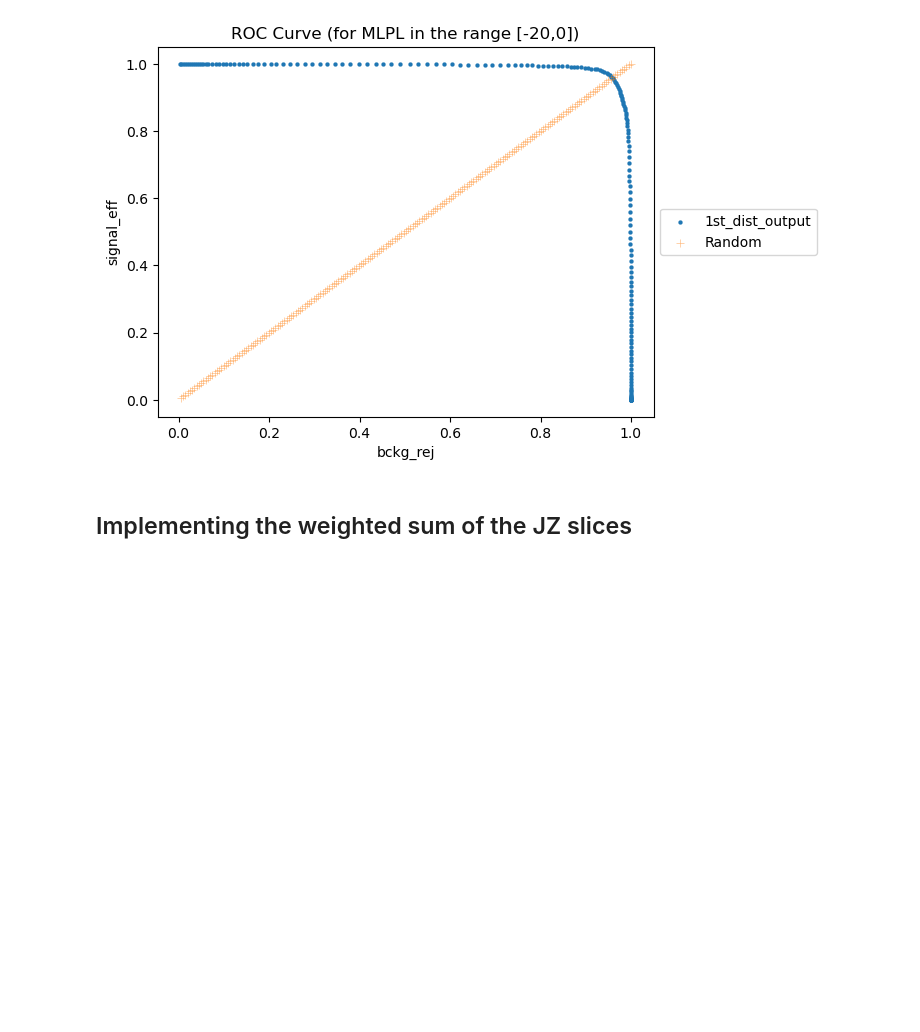
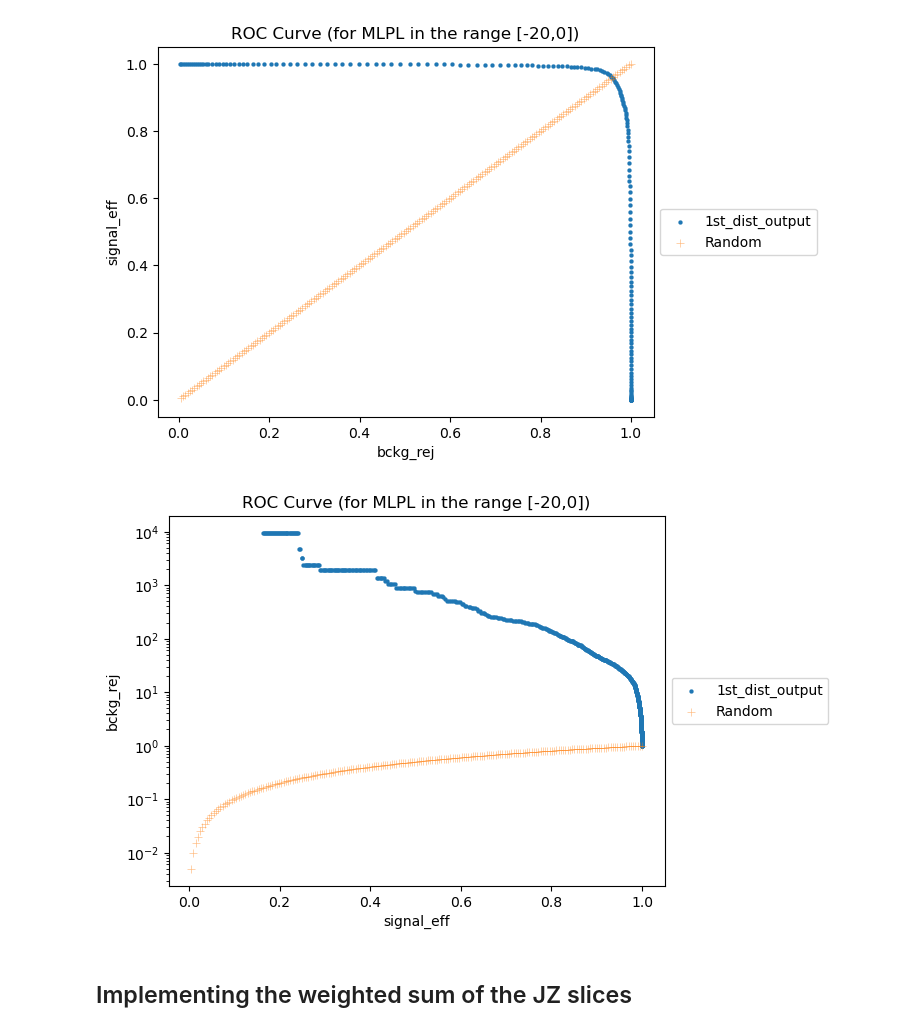
Before and after one commit to abdelllrazekkk/DIPZ_Workflow, a Jupyter notebook: Cut_Optimizations.ipynb, the cells around one changed output. Drawn from its saved outputs; the diff is of its cells as text; code cells hidden in the pictures; blank space fills up the shorter version.

```diff
--- a/Cut_Optimizations.ipynb
+++ b/Cut_Optimizations.ipynb
@@ -186,6 +186,33 @@ plt.ylabel("signal_eff")
 plt.show()
 # %% [output]
 [figure]
+# %%
+""" A standard implementation of the ROC Curve """
+cut_array = np.linspace(-20, 0, num=1001)
+
+signal = np.histogram(hh4b_dist, cut_array)[0]
+background = np.histogram(jz0_dist, cut_array)[0]
+
+sigeff = ( signal.sum() - signal[:].cumsum() ) / signal.sum()
+#bckgrej = background[:].cumsum() / background.sum()
+bckgeff = ( background.sum() - background[:].cumsum() ) / background.sum()
+valid = (bckgeff > 0) & (sigeff > 0)
+rej = 1/bckgeff[valid]
+eff = sigeff[valid]
+
+
+plt.scatter(eff,rej, alpha = 1, linewidths=0.1, marker = '.', label = '1st_dist_output')
+plt.scatter(random_y,random_x, alpha = 0.5, linewidths=0.5, marker = '+', label = 'Random')
+plt.yscale('log')
+plt.legend(loc='center left', bbox_to_anchor=(1, 0.5))
+plt.title("ROC Curve (for MLPL in the range [-20,0])")
+#plt.xlim([0.4,1.05])
+#plt.ylim([0.6,1.05])
+plt.xlabel("signal_eff")
+plt.ylabel("bckg_rej")
+plt.show()
+# %% [output]
+[figure, added]
 # %% [markdown]
 ## Implementing the weighted sum of the JZ slices
 # %%
```
Also changed, not shown: parts of 2 cells of this notebook, 33 other files.
